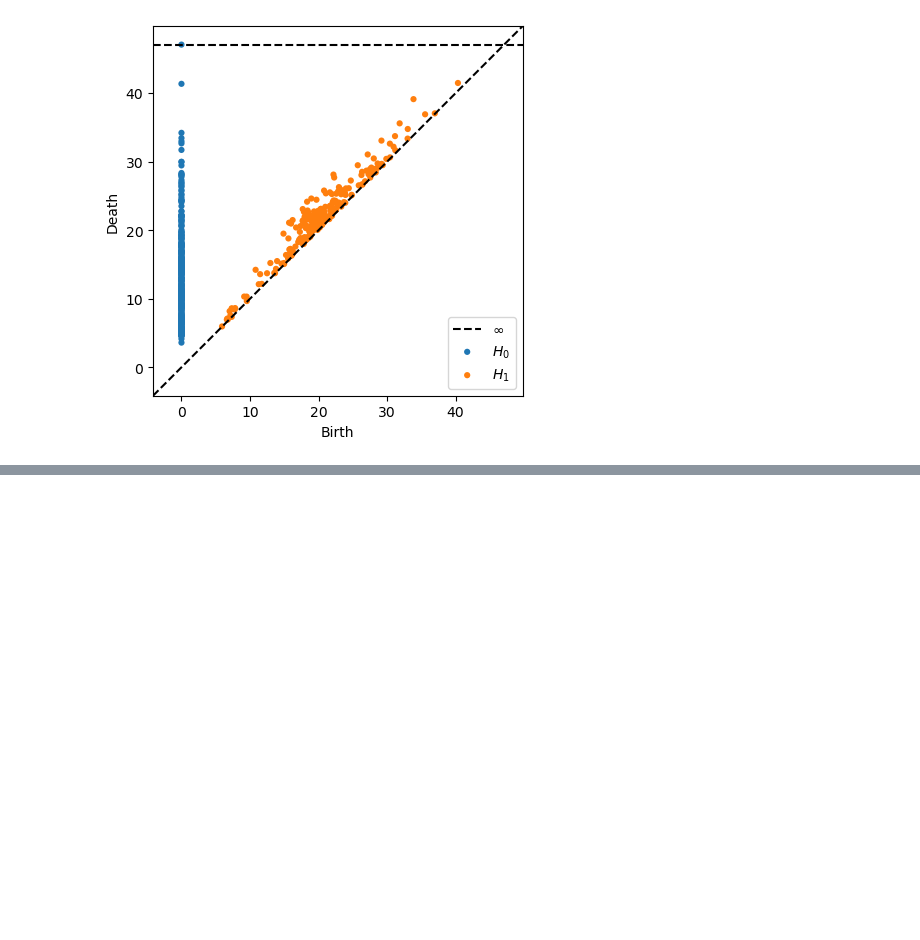
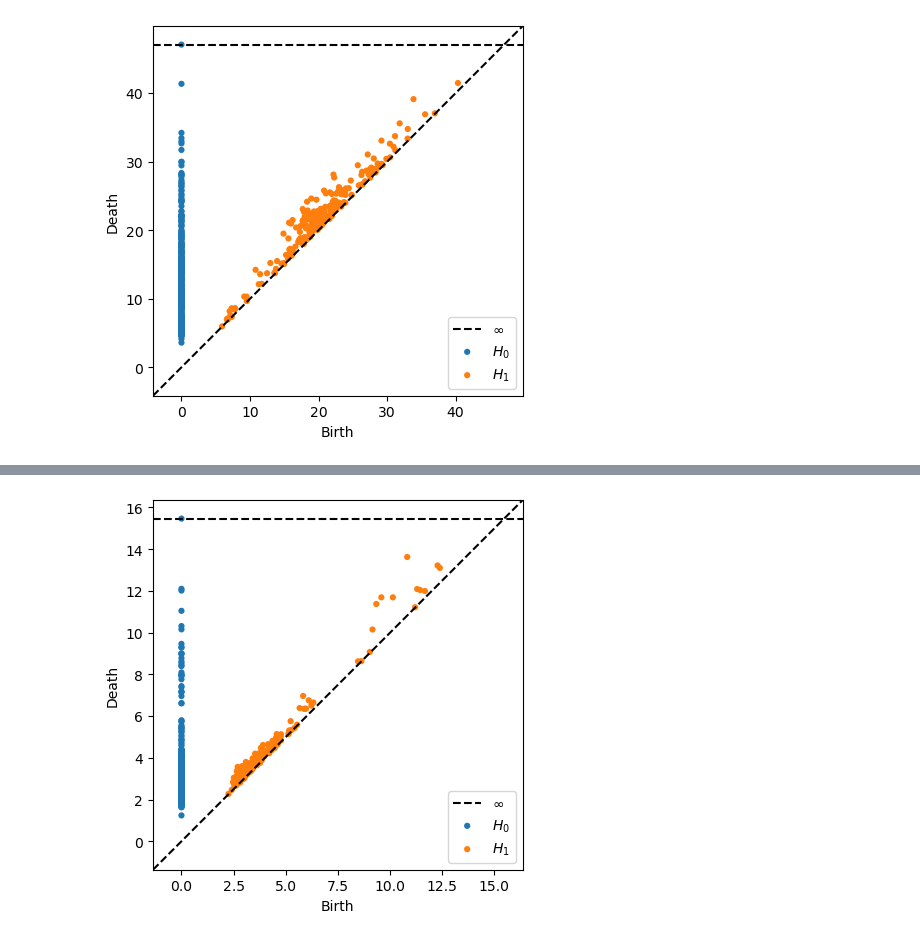
Before and after one commit to Orecchia-Research-Group/manifold_learning, a Jupyter notebook: neuro_circ.ipynb, the cells around one changed output, grey strips where cells are left out. Cells and saved outputs as stored; diff of their text form; code cells hidden in the pictures; blank space fills up the shorter version.

```diff
--- a/neuro_circ.ipynb
+++ b/neuro_circ.ipynb
@@ -400,0 +449,4 @@ plot_diagrams(dgms, show=True)
+# %%
+plot_diagrams(dgms, show=True)
+# %% [output]
+[figure, added]
```
Also changed, not shown: parts of 4 cells of this notebook.
